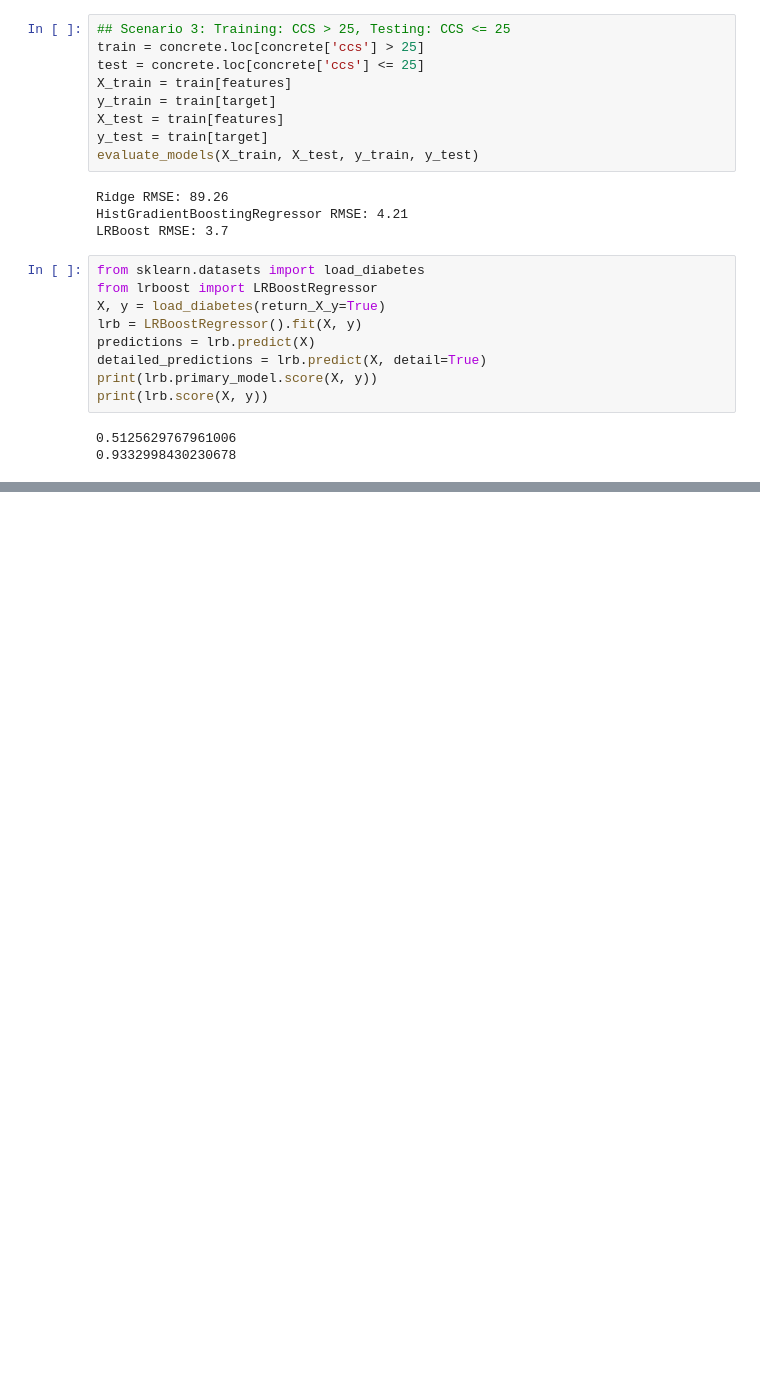
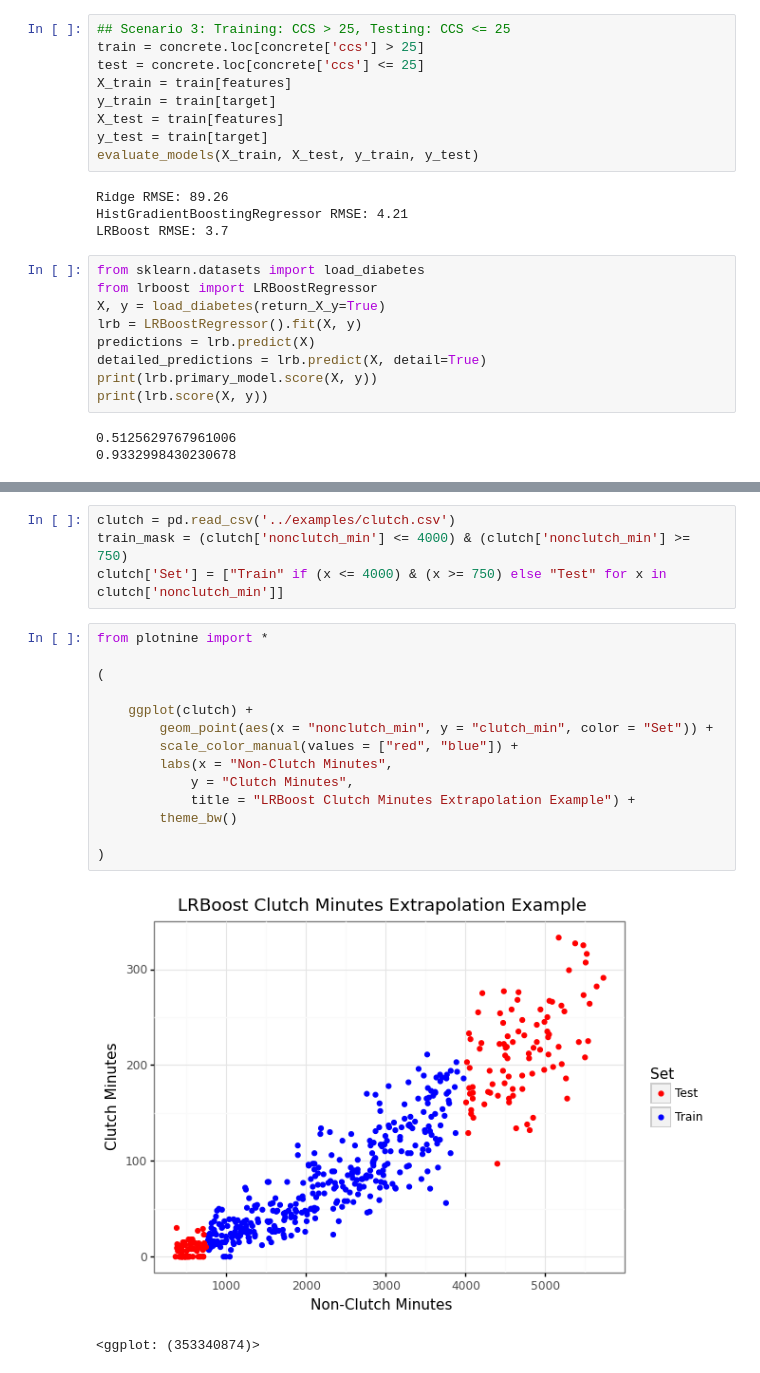
Before and after one commit to anpatton/lrboost, a Jupyter notebook: lrboost/lrboost_dev.ipynb, the cells around one changed output, grey strips where cells are left out. Saved outputs shown, nothing was run; the diff lists cells and outputs as text; blank space fills up the shorter version.

Commit message:
Added clutch example to docs

```diff
--- a/lrboost/lrboost_dev.ipynb
+++ b/lrboost/lrboost_dev.ipynb
@@ -297,0 +329,21 @@ print(lrb.score(X, y))
+# %%
+clutch = pd.read_csv('../examples/clutch.csv')
+train_mask = (clutch['nonclutch_min'] <= 4000) & (clutch['nonclutch_min'] >= 750)
+clutch['Set'] = ["Train" if (x <= 4000) & (x >= 750) else "Test" for x in clutch['nonclutch_min']]
+# %%
+from plotnine import *
+
+(
+
+    ggplot(clutch) +
+        geom_point(aes(x = "nonclutch_min", y = "clutch_min", color = "Set")) +
+        scale_color_manual(values = ["red", "blue"]) +
+        labs(x = "Non-Clutch Minutes",
+            y = "Clutch Minutes",
+            title = "LRBoost Clutch Minutes Extrapolation Example") +
+        theme_bw()
+
+)
+# %% [output]
+[figure, added]
+<ggplot: (353340874)>
```
Also changed, not shown: parts of 1 cell of this notebook, 3 other files.
